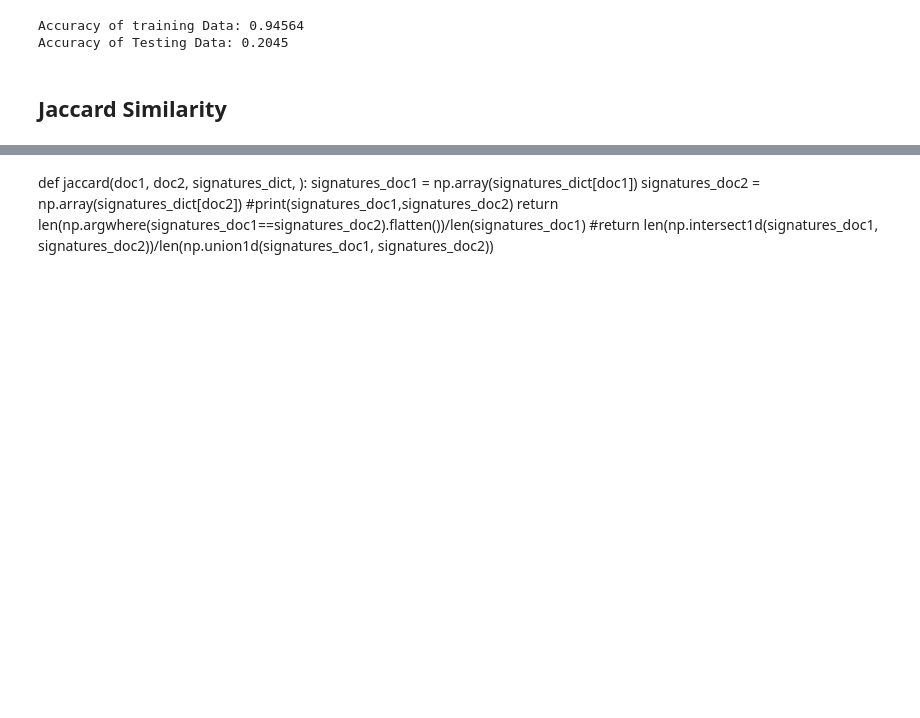
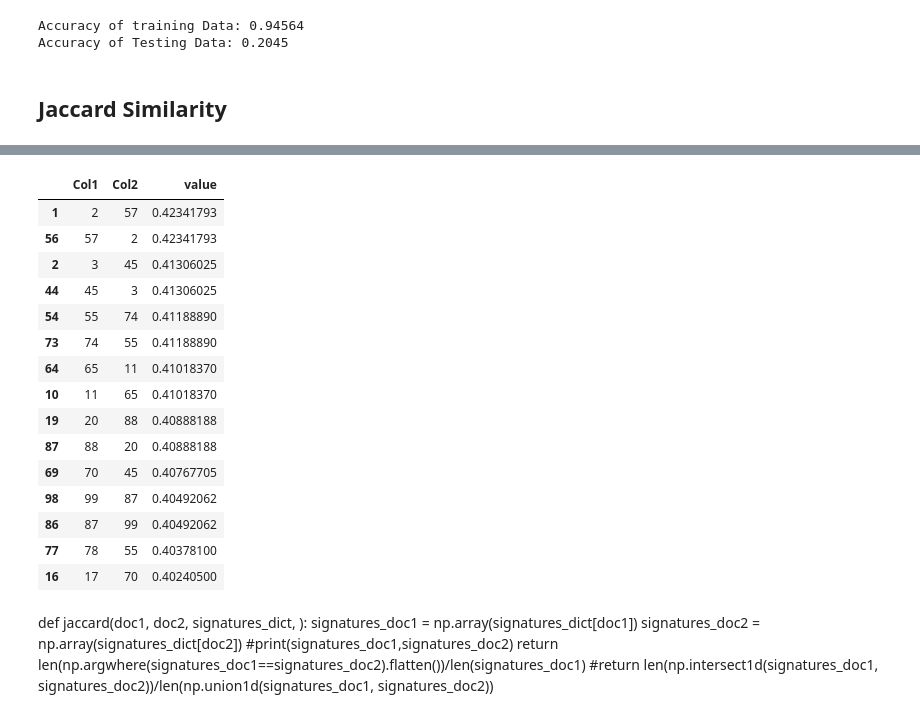
Before and after one commit to FabianScott/ComputationalToolsSentimentAnalysis, a Jupyter notebook: final_notebook.ipynb, the cells around one changed output, grey strips where cells are left out. Cells and saved outputs as stored; diff of their text form; code cells hidden in the pictures; blank space fills up the shorter version.

```diff
--- a/final_notebook.ipynb
+++ b/final_notebook.ipynb
@@ -247,0 +248,7 @@ jac_sim.loc['64']['1']
+# %%
+new_df=jac_sim3.replace(0,np.NaN).idxmax().reset_index()
+new_df.columns=['Col1', 'Col2']
+new_df['value'] = new_df.apply(lambda x: jac_sim3.loc[x['Col1'], x['Col2']], axis=1)
+new_df.sort_values(by=['value'],ascending=True)
+new_df
+#print the most similar pairs of columns
@@ -248,3 +269,22 @@ jac_sim.loc['64']['1']
+# %%
+new_df.sort_values(by=['value'],ascending=False).head(15)
+# %% [output]
+|  | Col1 | Col2 | value |
+| 1 | 2 | 57 | 0.42341793 |
+| 56 | 57 | 2 | 0.42341793 |
+| 2 | 3 | 45 | 0.41306025 |
+| 44 | 45 | 3 | 0.41306025 |
+| 54 | 55 | 74 | 0.41188890 |
+| 73 | 74 | 55 | 0.41188890 |
+| 64 | 65 | 11 | 0.41018370 |
+| 10 | 11 | 65 | 0.41018370 |
+| 19 | 20 | 88 | 0.40888188 |
+| 87 | 88 | 20 | 0.40888188 |
+| 69 | 70 | 45 | 0.40767705 |
+| 98 | 99 | 87 | 0.40492062 |
+| 86 | 87 | 99 | 0.40492062 |
+| 77 | 78 | 55 | 0.40378100 |
+| 16 | 17 | 70 | 0.40240500 |
 # %% [markdown]
 def jaccard(doc1, doc2, signatures_dict, ):
     signatures_doc1 = np.array(signatures_dict[doc1])
```
Also changed, not shown: parts of 25 cells of this notebook, 5 other files.
